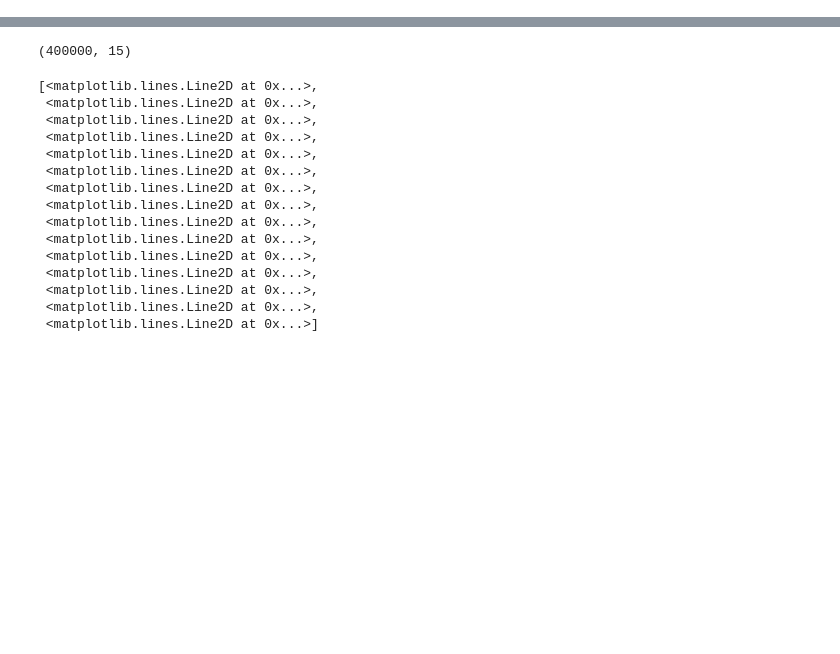
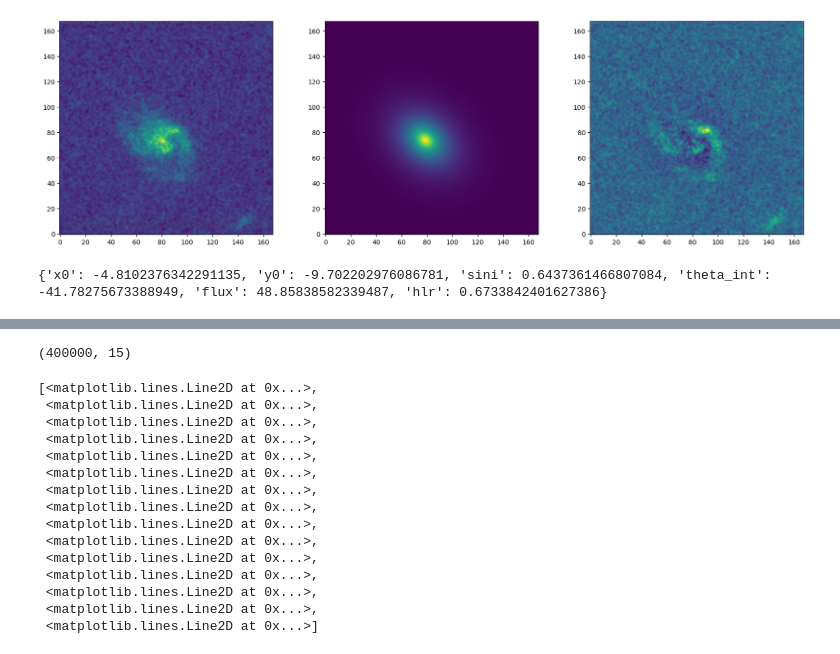
Before and after one commit to sweverett/kl-tools, a Jupyter notebook: notebooks/kross/fit_kross_single.ipynb, the cells around one changed output, grey strips where cells are left out. Cells and saved outputs as stored; diff of their text form; code cells hidden in the pictures; blank space fills up the shorter version.

Commit message:
updated kross notebook to adapt to optimizer

```diff
--- a/notebooks/kross/fit_kross_single.ipynb
+++ b/notebooks/kross/fit_kross_single.ipynb
@@ -323,7 +331,7 @@ vmap_dict = {
 imap_dict = {
     'data': obj_data['hst'],
     'hdr': obj_data['hst_hdr'],
-    'psf': gs.Gaussian(fwhm=0.8).shear(g1=0.1, g2=0.1),
+    'psf': gs.Gaussian(fwhm=0.05).shear(g1=0.1, g2=0.1),
     'weights': None,
     'mask': None
 }
@@ -398,4 +406,4 @@ Nsteps = 5000
 start = 1e-4 * np.random.randn(nwalkers, ndim)
 for i in range(nwalkers):
     start[i,:] += theta0
-sampler.run_mcmc(start, Nsteps, progress=True)
+#sampler.run_mcmc(start, Nsteps, progress=True)
@@ -437,0 +410,62 @@ KeyboardInterrupt:
+# %%
+# Playground for fitting.
+# Try loading, displaying, and then fitting an image.
+#plt.imshow(imap_dict['data'],origin='lower')
+
+
+imap_pars = {}
+imap_pars['x0'] = -5.
+imap_pars['y0'] = -10.
+imap_pars['flux'] = np.sum(imap_dict['data'])
+imap_pars['hlr'] = .5
+imap_pars['sini'] = 0.9
+imap_pars['theta_int'] = -45
+Nrow, Ncol = imap_dict['data'].shape
+Nx, Ny = Ncol, Nrow
+
+# Now try running an optimizer
+
+def f(pars):
+    ipars = imap_theta2pars(pars)
+    r = imap_residuals(ipars, imap_dict['data'], imap_dict['hdr'], imap_dict['weights'], imap_dict['mask'], psf=imap_dict['psf'])
+    return r
+
+# Parameter order:
+'''
+pars['x0'],
+pars['y0'],
+pars['sini'],
+pars['theta_int'],
+pars['flux'],
+pars['hlr'],
+'''
+lobounds = np.zeros(6)
+hibounds = np.repeat(np.inf,6)
+#x0
+lobounds[0] = -50
+hibounds[0] = 50
+#y0
+lobounds[1] = -50
+hibounds[1] = 50
+
+#sini
+lobounds[2] = 0
+hibounds[2] = 1.
+
+# theta_int
+lobounds[3] = -90
+hibounds[3] = 90
+
+result = least_squares(f,startpars,verbose=2, bounds=  (lobounds,hibounds))
+
+bestfit = imap_theta2pars(result.x)
+imap_model = get_imap_model(bestfit, imap_dict['hdr'],Nx,Ny,psf=imap_dict['psf'])
+imap_resid = imap_residuals(bestfit, imap_dict['data'], imap_dict['hdr'], imap_dict['weights'], imap_dict['mask'], psf=imap_dict['psf'])
+fig,(ax1,ax2,ax3) = plt.subplots(ncols=3,nrows=1,figsize=(21,6))
+ax1.imshow(imap_dict['data'],origin='lower')
+ax2.imshow(imap_model,origin='lower')
+ax3.imshow(imap_resid.reshape(imap_model.shape),origin='lower')
+plt.show()
+
+print(bestfit)
+# %% [output]
@@ -437,0 +489,2 @@ KeyboardInterrupt:
+[figure, added]
+{'x0': -4.8102376342291135, 'y0': -9.702202976086781, 'sini': 0.6437361466807084, 'theta_int': -41.78275673388949, 'flux': 48.85838582339487, 'hlr': 0.6733842401627386}
```
Also changed, not shown: parts of 6 cells of this notebook.
